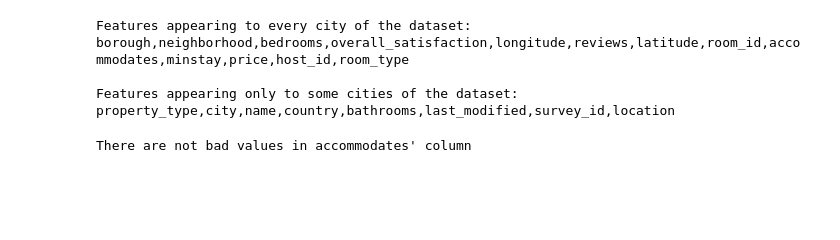
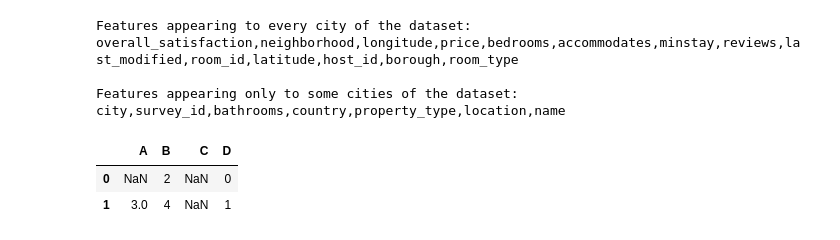
Before and after one commit to and92reas/AirBnB-Data-Analysis, a Jupyter notebook: processing.ipynb, the cells around one changed output. Cells and saved outputs as stored; diff of their text form; code cells hidden in the pictures; blank space fills up the shorter version.

```diff
--- a/processing.ipynb
+++ b/processing.ipynb
@@ -98,7 +181,7 @@ first = True
 for city,columns in city_columns.iteritems():
     columns_set = set(columns) #since all the columns of the same city have a unique name
     for col in columns:
-        all_columns.add(col.strip())
+        all_columns.add(col)
     if first == False:
         mortals = [] #containing the columns that are going to be removed from the intersection
         for col in all_common_columns:
@@ -108,7 +191,7 @@ for city,columns in city_columns.iteritems():
             all_common_columns.remove(mor)
     else:
         for col in columns:
-            all_common_columns.add(col.strip()) #initializing the intersection
+            all_common_columns.add(col) #initializing the intersection
         first = False
 
 all_common_list = list(all_common_columns) #set to list
@@ -134,20 +217,15 @@ for col in all_columns:
 print(print_str)
 # %% [output]
 Features appearing to every city of the dataset:
-borough,neighborhood,bedrooms,overall_satisfaction,longitude,reviews,latitude,room_id,accommodates,minstay,price,host_id,room_type
+overall_satisfaction,neighborhood,longitude,price,bedrooms,accommodates,minstay,reviews,last_modified,room_id,latitude,host_id,borough,room_type
 
 Features appearing only to some cities of the dataset:
-property_type,city,name,country,bathrooms,last_modified,survey_id,location
+city,survey_id,bathrooms,country,property_type,location,name
-# %%
-#checking if some bad values exist in accommodates column for every city
-bad_accommodates_value_found = False
-for city,data in datasets.iteritems():
-    if len(data[data['accommodates'] < 1].index) > 0:
-        bad_accommodates_value_found = True
-
-if bad_accommodates_value_found:
-    print("There are bad values in accommodates' column")
-else:
-    print("There are not bad values in accommodates' column ")
-# %% [output]
-There are not bad values in accommodates' column
+# %%
+df = pd.DataFrame([[np.nan, 2, np.nan, 0], [3, 4, np.nan, 1]],columns=list('ABCD'))
+df
+#df.dropna(axis=0,subset=['A'])
+# %% [output]
+|  | A | B | C | D |
+| 0 | NaN | 2 | NaN | 0 |
+| 1 | 3.0 | 4 | NaN | 1 |
```
Also changed, not shown: parts of 17 cells of this notebook.
